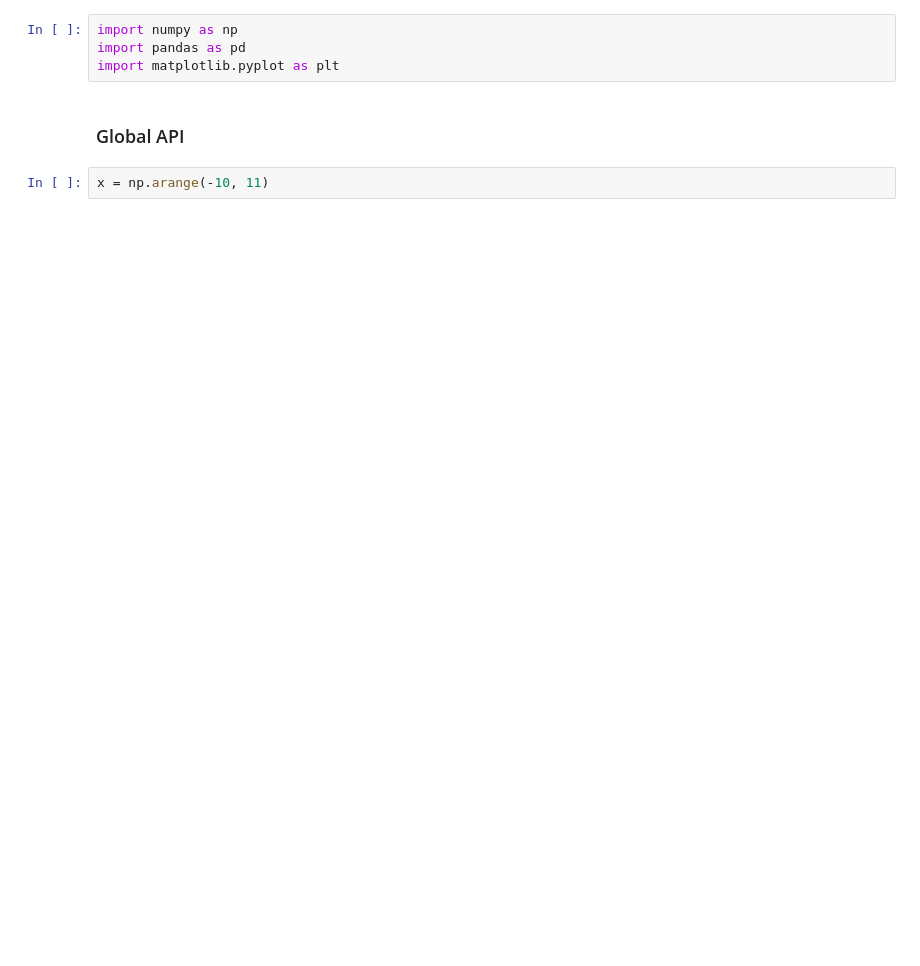
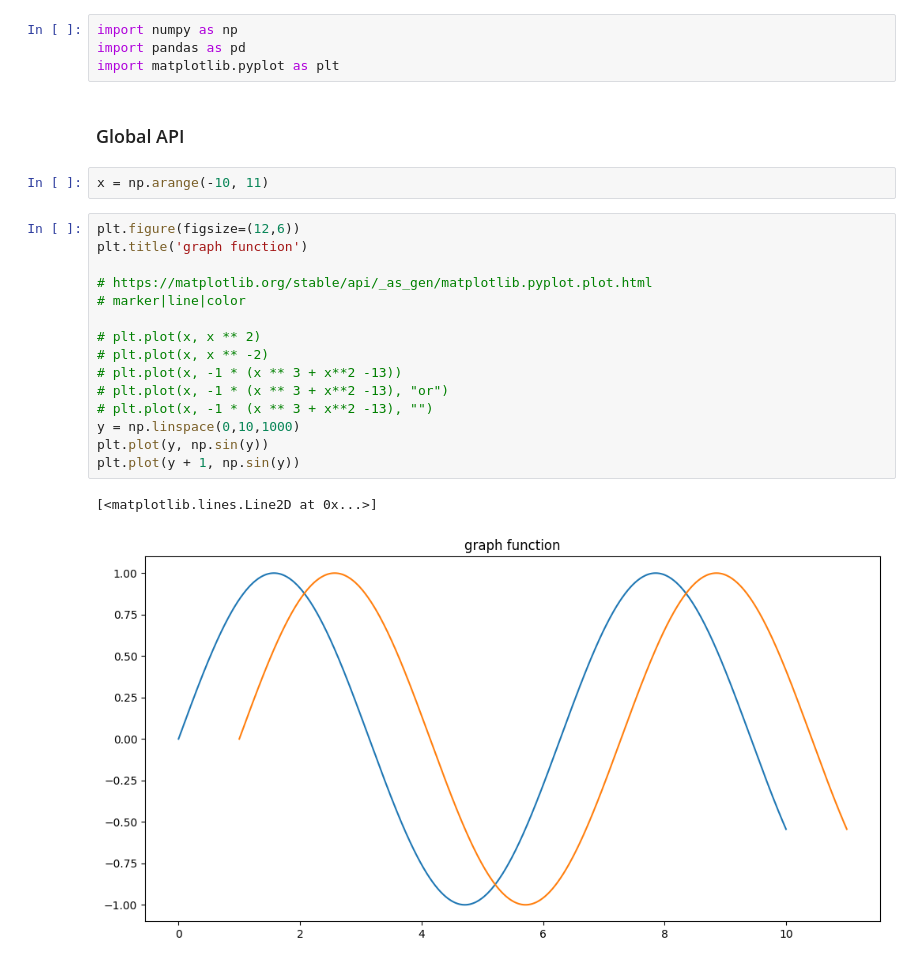
Before and after one commit to Disconnnected/self_training, a Jupyter notebook: data_analyst/matplotlib_visualization.ipynb, the cells around one changed output. Cells and saved outputs as stored; diff of their text form; blank space fills up the shorter version.

```diff
--- a/data_analyst/matplotlib_visualization.ipynb
+++ b/data_analyst/matplotlib_visualization.ipynb
@@ -6,4 +6,22 @@ import matplotlib.pyplot as plt
 ### Global API
 # %%
 x = np.arange(-10, 11)
+# %%
+plt.figure(figsize=(12,6))
+plt.title('graph function')
+
+# https://matplotlib.org/stable/api/_as_gen/matplotlib.pyplot.plot.html
+# marker|line|color
+
+# plt.plot(x, x ** 2)
+# plt.plot(x, x ** -2)
+# plt.plot(x, -1 * (x ** 3 + x**2 -13))
+# plt.plot(x, -1 * (x ** 3 + x**2 -13), "or")
+# plt.plot(x, -1 * (x ** 3 + x**2 -13), "")
+y = np.linspace(0,10,1000)
+plt.plot(y, np.sin(y))
+plt.plot(y + 1, np.sin(y))
+# %% [output]
+[<matplotlib.lines.Line2D at 0x...>]
+[figure, added]
 # %%
```
Also changed, not shown: parts of 24 cells of this notebook, 13 other files.
